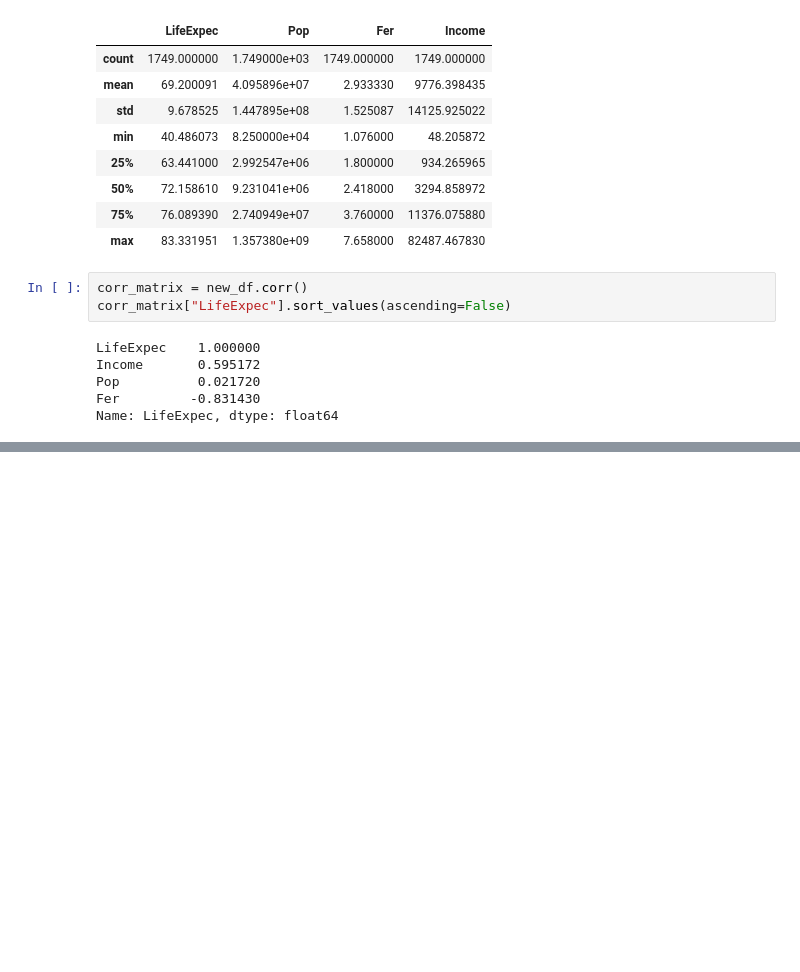
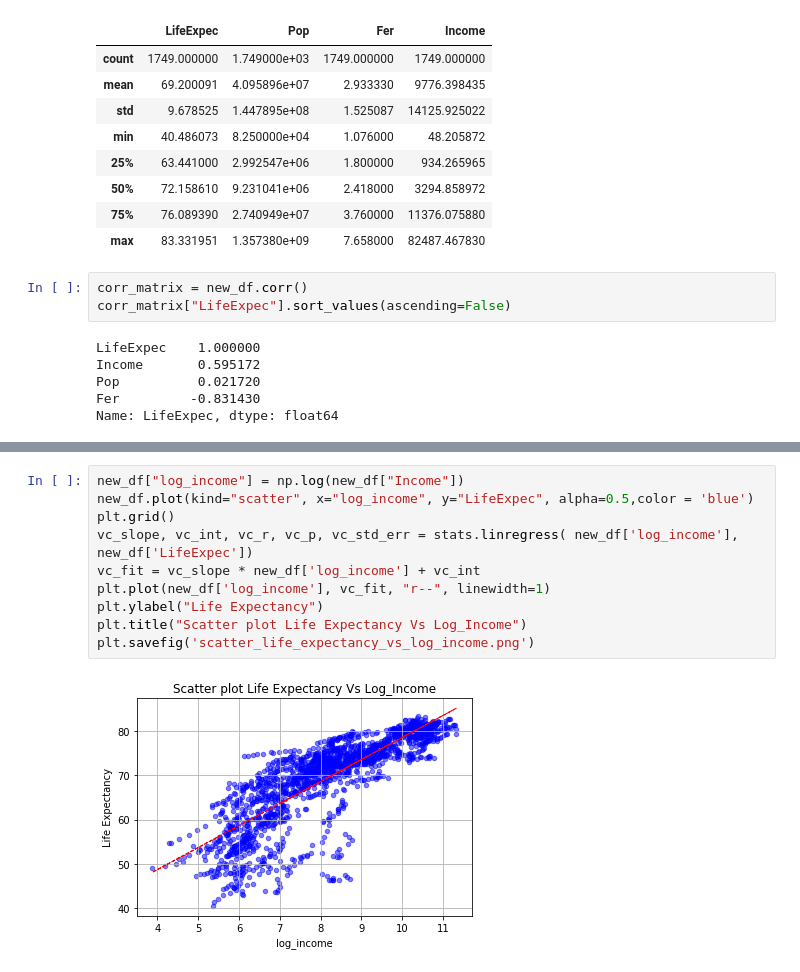
Before and after one commit to shilpiray/Project1, a Jupyter notebook: Project.ipynb, the cells around one changed output, grey strips where cells are left out. Drawn from its saved outputs; the diff is of its cells as text; blank space fills up the shorter version.

```diff
--- a/Project.ipynb
+++ b/Project.ipynb
@@ -903,0 +481,12 @@ plt.savefig("East_Asia_&_Pacific_fertility_and_life_expec_overtime")
+# %%
+new_df["log_income"] = np.log(new_df["Income"])
+new_df.plot(kind="scatter", x="log_income", y="LifeExpec", alpha=0.5,color = 'blue')
+plt.grid()
+vc_slope, vc_int, vc_r, vc_p, vc_std_err = stats.linregress( new_df['log_income'], new_df['LifeExpec'])
+vc_fit = vc_slope * new_df['log_income'] + vc_int
+plt.plot(new_df['log_income'], vc_fit, "r--", linewidth=1)
+plt.ylabel("Life Expectancy")
+plt.title("Scatter plot Life Expectancy Vs Log_Income")
+plt.savefig('scatter_life_expectancy_vs_log_income.png')
+# %% [output]
+[figure, added]
```
Also changed, not shown: parts of 38 cells of this notebook, 20 other files.
